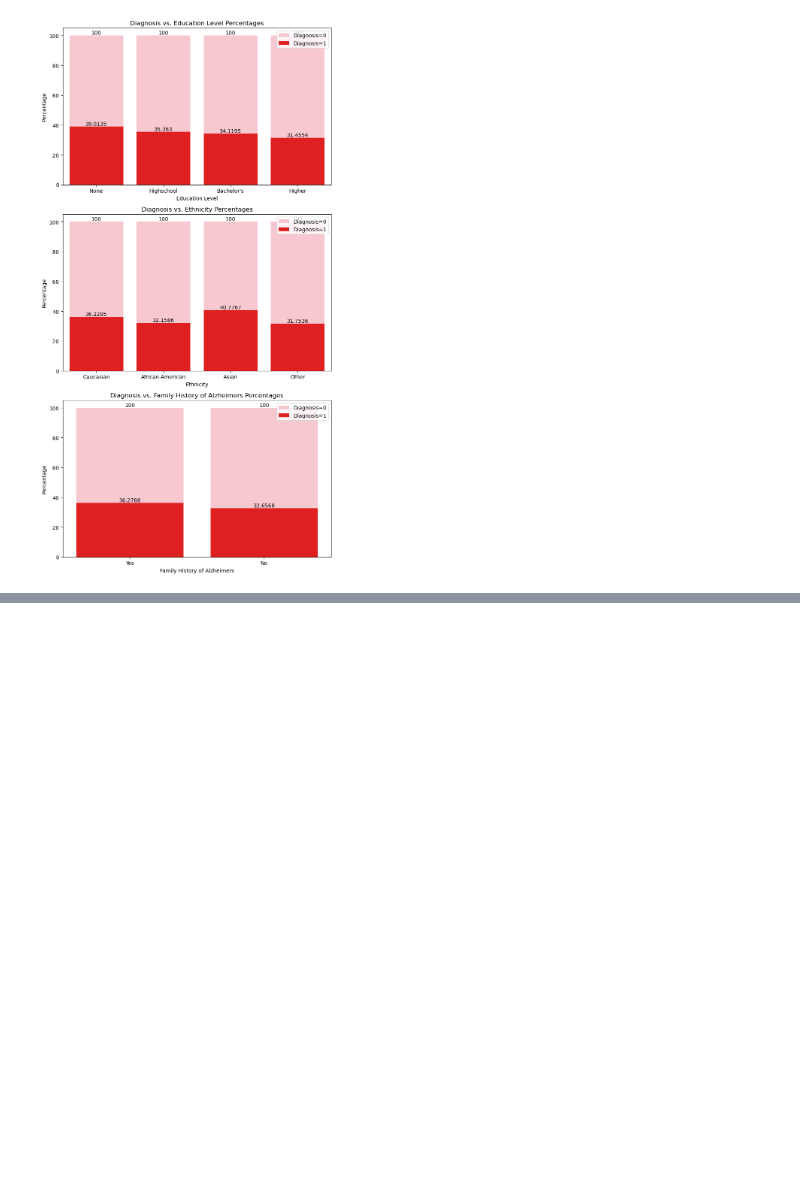
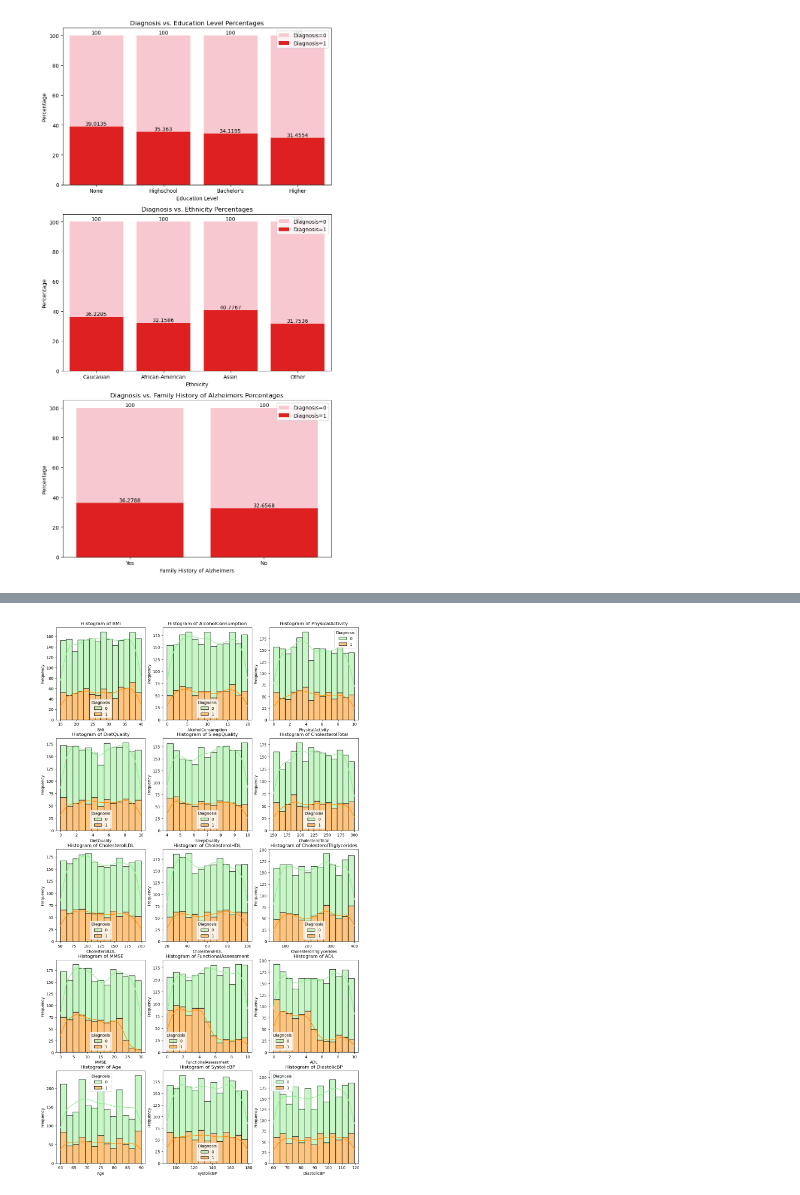
Before and after one commit to tarsian/Project-4-Alzheimers, a Jupyter notebook: Alzheimer's Disease_Sky.ipynb, the cells around one changed output, grey strips where cells are left out. Cells and saved outputs as stored; diff of their text form; code cells hidden in the pictures; blank space fills up the shorter version.

```diff
--- a/Alzheimer's Disease_Sky.ipynb
+++ b/Alzheimer's Disease_Sky.ipynb
@@ -406,0 +434,22 @@ plt.show()
+# %%
+# columns_to_plot = alzheimers_df[['ADL', 'MMSE', 'FunctionalAssessment', 'Age']]
+
+columns_to_plot = (alzheimers_df.columns[alzheimers_df.dtypes=='float64']).tolist()+['Age', 'SystolicBP', 'DiastolicBP']
+
+alzheimers_df[columns_to_plot].head()
+
+num_cols = len(columns_to_plot)
+num_rows = (num_cols + 1) // 3
+
+fig, axs =plt.subplots(num_rows, 3, figsize=(14, num_rows * 5))
+
+axs = axs.flatten()
+colors = sns.color_palette('Set2')
+
+for i, col in enumerate(columns_to_plot):
+    sns.histplot(data = alzheimers_df, x=col, hue='Diagnosis', kde=True, multiple='stack', ax=axs[i], palette=['lightgreen', 'darkorange'])
+    axs[i].set_title(f'Histogram of {col}')
+    axs[i].set_xlabel(col)
+    axs[i].set_ylabel('Frequency')
+# %% [output]
+[figure, added]
```
Also changed, not shown: parts of 4 cells of this notebook.
